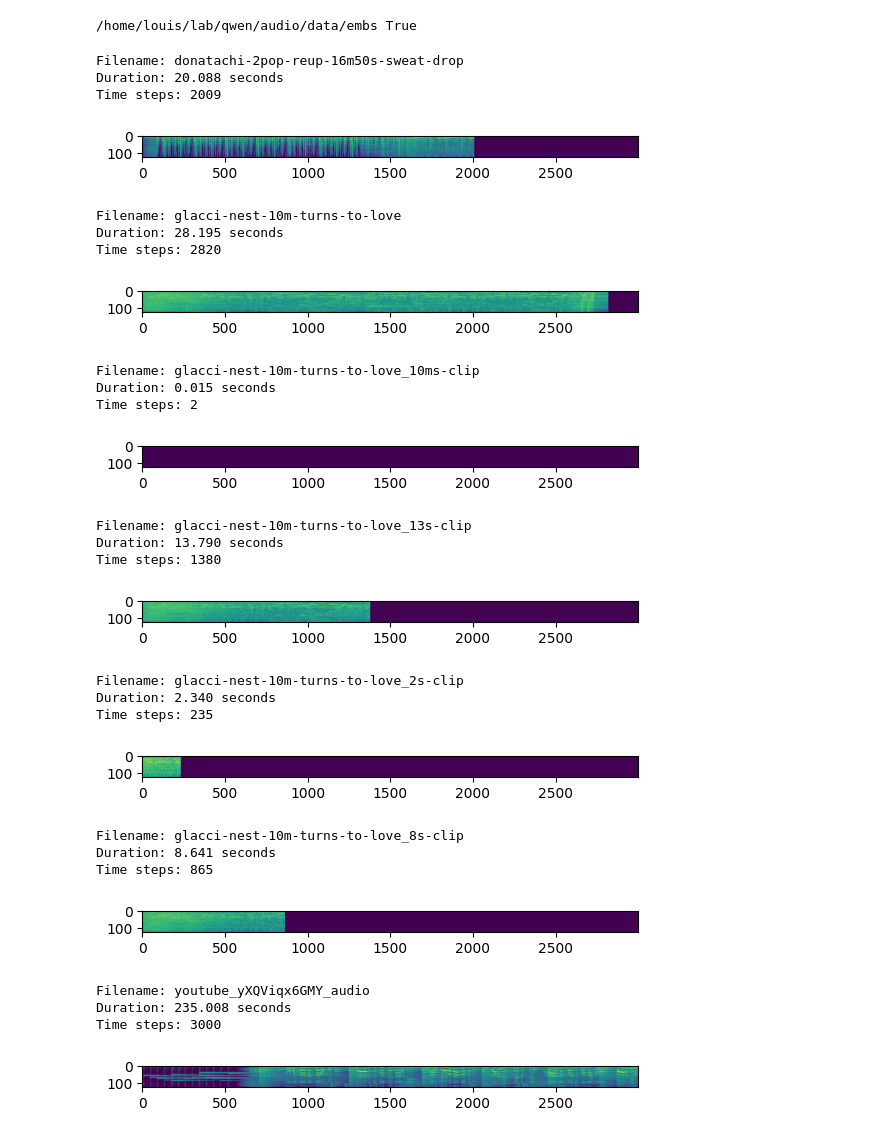
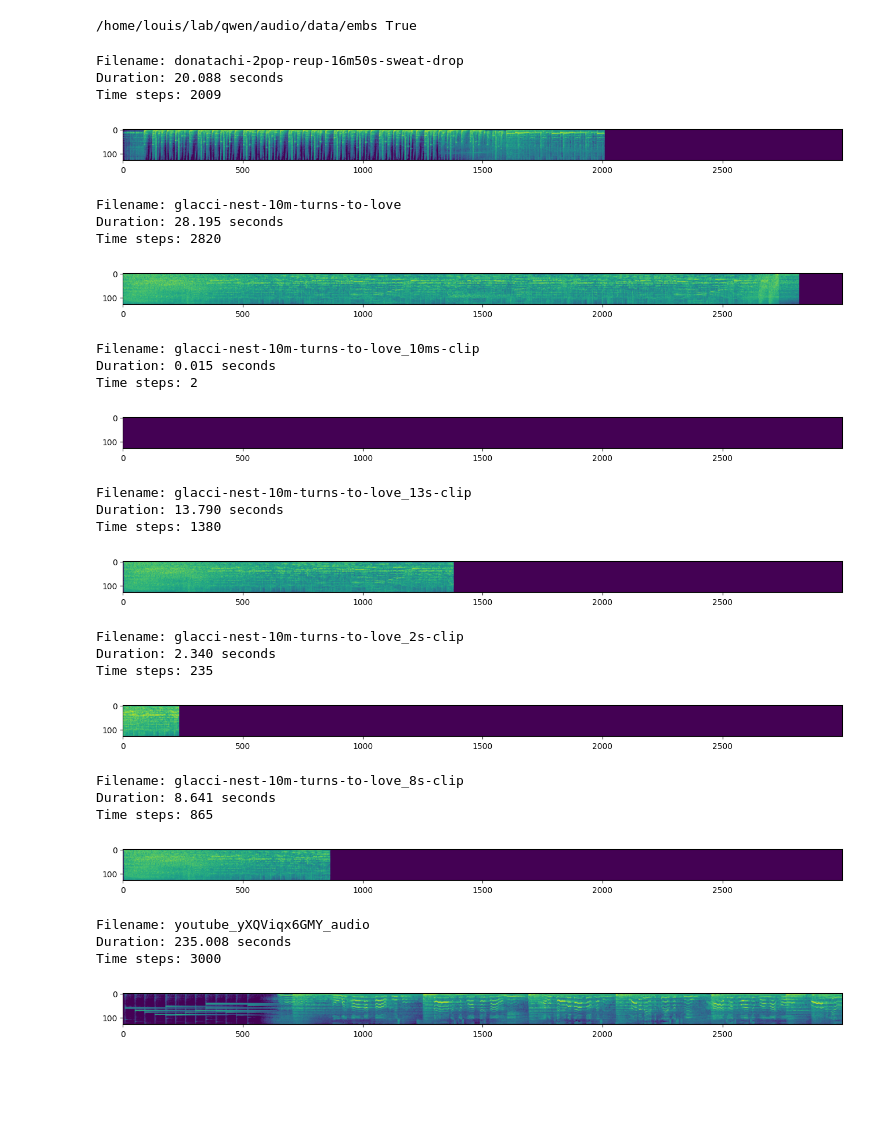
Before and after one commit to lmmx/Qwen-v2-Audio-Playground, a Jupyter notebook: src/enc_explorer.ipynb, the cells around one changed output. Saved outputs shown, nothing was run; the diff lists cells and outputs as text; code cells hidden in the pictures; blank space fills up the shorter version.

Commit message:
Expand plot width

```diff
--- a/src/enc_explorer.ipynb
+++ b/src/enc_explorer.ipynb
@@ -9,49 +9,50 @@ print(embs_dir, embs_dir.exists())
 # %%
 from matplotlib import pyplot as plt
 import torch
 import warnings
 import librosa
 
 for emb in sorted(embs_dir.iterdir()):
     if emb.suffix == ".pt":
         print("Filename:", emb.stem)
         source_file = (mp3_dir / emb.stem).with_suffix(".mp3")
         audio, sr = librosa.load(source_file, sr=None)
         duration = librosa.get_duration(y=audio, sr=sr)
         print(f"Duration: {duration:.3f} seconds")
         warnings.simplefilter(action="ignore", category=FutureWarning)
         emb_pt = torch.load(emb)
         inputs = emb_pt["inputs"]
         img = inputs["input_features"].numpy()
         print("Time steps:", inputs["feature_attention_mask"].sum().tolist())
+        plt.figure(figsize=(16, 8))
         plt.imshow(img.squeeze())
         plt.show()
 # %% [output]
 Filename: donatachi-2pop-reup-16m50s-sweat-drop
 Duration: 20.088 seconds
 Time steps: 2009
-[figure, old version]
+[figure, new version]
 Filename: glacci-nest-10m-turns-to-love
 Duration: 28.195 seconds
 Time steps: 2820
-[figure, old version]
+[figure, new version]
 Filename: glacci-nest-10m-turns-to-love_10ms-clip
 Duration: 0.015 seconds
 Time steps: 2
-[figure, old version]
+[figure, new version]
 Filename: glacci-nest-10m-turns-to-love_13s-clip
 Duration: 13.790 seconds
 Time steps: 1380
-[figure, old version]
+[figure, new version]
 Filename: glacci-nest-10m-turns-to-love_2s-clip
 Duration: 2.340 seconds
 Time steps: 235
-[figure, old version]
+[figure, new version]
 Filename: glacci-nest-10m-turns-to-love_8s-clip
 Duration: 8.641 seconds
 Time steps: 865
-[figure, old version]
+[figure, new version]
 Filename: youtube_yXQViqx6GMY_audio
 Duration: 235.008 seconds
 Time steps: 3000
-[figure, old version]
+[figure, new version]
```
